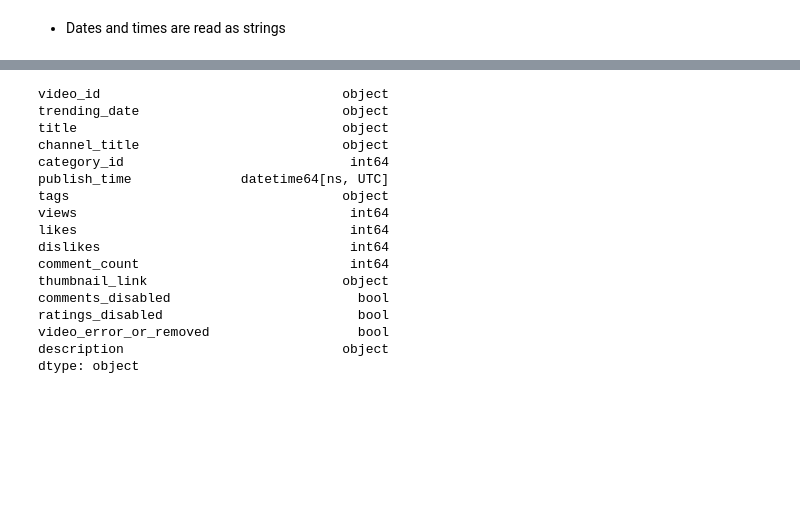
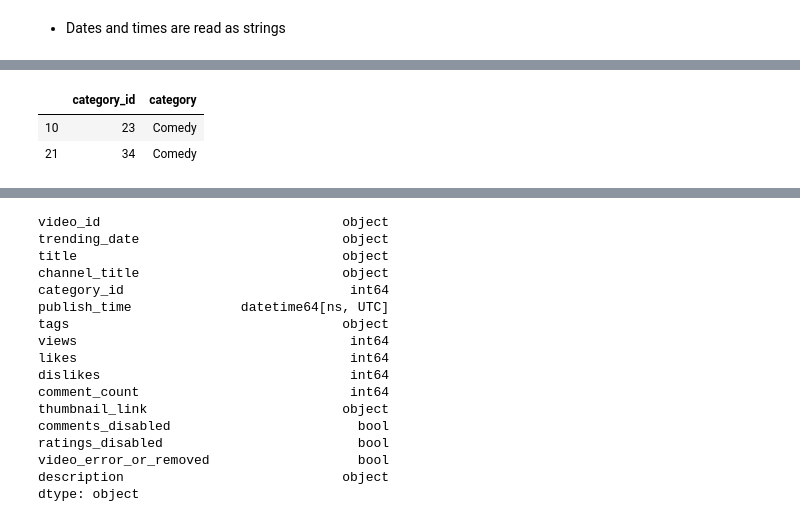
Before and after one commit to bakabbyy/youtube-trending, a Jupyter notebook: youtube-trending.ipynb, the cells around one changed output, grey strips where cells are left out. Drawn from its saved outputs; the diff is of its cells as text; code cells hidden in the pictures; blank space fills up the shorter version.

```diff
--- a/youtube-trending.ipynb
+++ b/youtube-trending.ipynb
@@ -134,0 +206,6 @@ dtype: object
+# %%
+categories.query('category == "Comedy"')
+# %% [output]
+|  | category_id | category |
+| 10 | 23 | Comedy |
+| 21 | 34 | Comedy |
```
Also changed, not shown: parts of 21 cells of this notebook.
